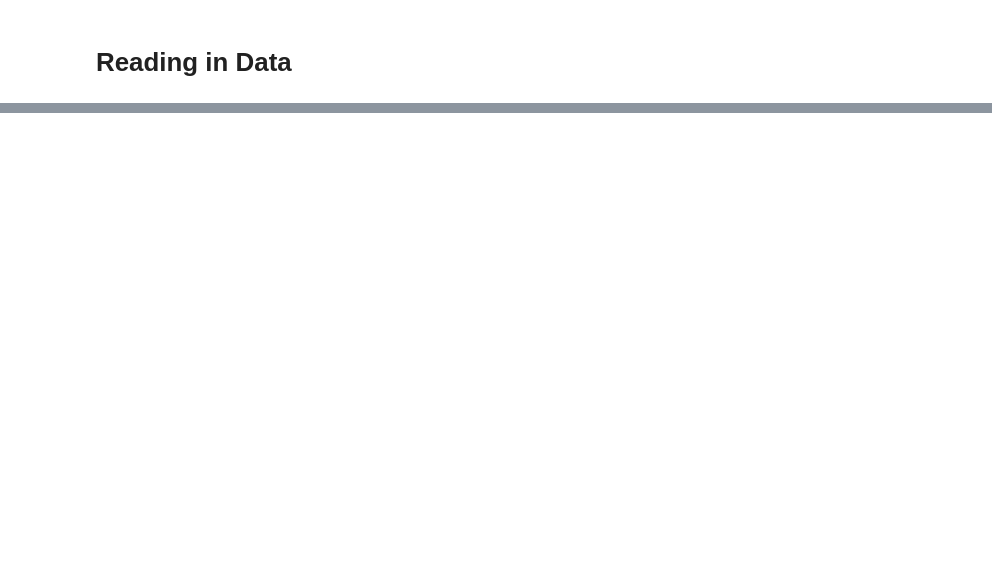
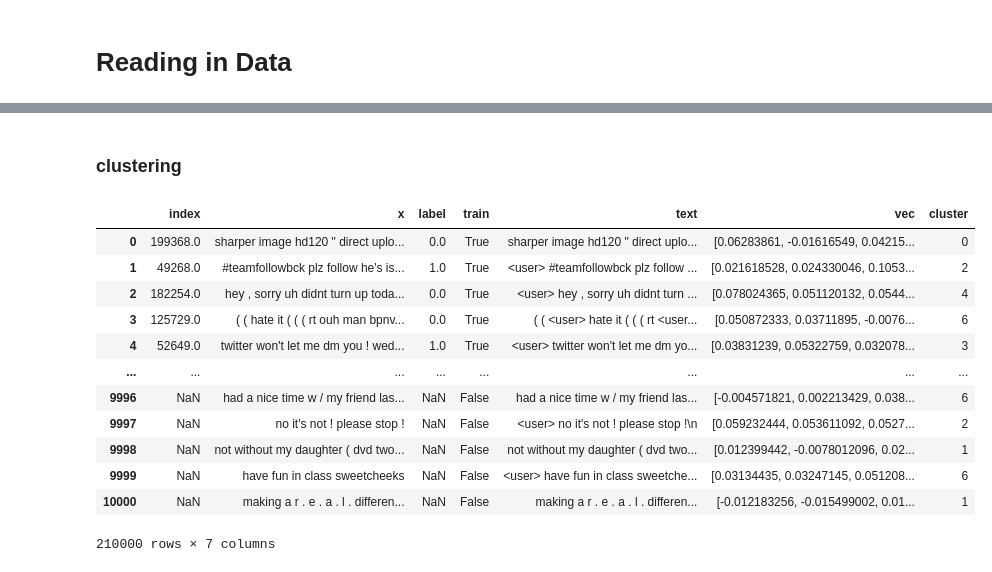
Before and after one commit to franznowak/twitter-sentiment-classification, a Jupyter notebook: clustering+bert/ClusteringWithFasttext.ipynb, the cells around one changed output, grey strips where cells are left out. Saved outputs shown, nothing was run; the diff lists cells and outputs as text; code cells hidden in the pictures; blank space fills up the shorter version.

Commit message:
train test split

```diff
--- a/clustering+bert/ClusteringWithFasttext.ipynb
+++ b/clustering+bert/ClusteringWithFasttext.ipynb
@@ -470,0 +66,5 @@ dfc
+# %%
+df = pd.concat([df_train, df_test])
+df['text'] = df['x']
+df['x'] = df['x'].apply(lambda x: x.replace('\n', ''))
+df
@@ -470,0 +143,2 @@ dfc
+# %% [markdown]
+### clustering
@@ -470,0 +162,16 @@ dfc
+# %%
+df
+# %% [output]
+|  | index | x | label | train | text | vec | cluster |
+| 0 | 199368.0 | sharper image hd120 " direct uplo... | 0.0 | True | sharper image hd120 " direct uplo... | [0.06283861, -0.01616549, 0.04215... | 0 |
+| 1 | 49268.0 | #teamfollowbck plz follow he's is... | 1.0 | True | <user> #teamfollowbck plz follow ... | [0.021618528, 0.024330046, 0.1053... | 2 |
+| 2 | 182254.0 | hey , sorry uh didnt turn up toda... | 0.0 | True | <user> hey , sorry uh didnt turn ... | [0.078024365, 0.051120132, 0.0544... | 4 |
+| 3 | 125729.0 | ( ( hate it ( ( ( rt ouh man bpnv... | 0.0 | True | ( ( <user> hate it ( ( ( rt <user... | [0.050872333, 0.03711895, -0.0076... | 6 |
+| 4 | 52649.0 | twitter won't let me dm you ! wed... | 1.0 | True | <user> twitter won't let me dm yo... | [0.03831239, 0.05322759, 0.032078... | 3 |
+| ... | ... | ... | ... | ... | ... | ... | ... |
+| 9996 | NaN | had a nice time w / my friend las... | NaN | False | had a nice time w / my friend las... | [-0.004571821, 0.002213429, 0.038... | 6 |
+| 9997 | NaN | no it's not ! please stop ! | NaN | False | <user> no it's not ! please stop !\n | [0.059232444, 0.053611092, 0.0527... | 2 |
+| 9998 | NaN | not without my daughter ( dvd two... | NaN | False | not without my daughter ( dvd two... | [0.012399442, -0.0078012096, 0.02... | 1 |
+| 9999 | NaN | have fun in class sweetcheeks | NaN | False | <user> have fun in class sweetche... | [0.03134435, 0.03247145, 0.051208... | 6 |
+| 10000 | NaN | making a r . e . a . l . differen... | NaN | False | making a r . e . a . l . differen... | [-0.012183256, -0.015499002, 0.01... | 1 |
+210000 rows × 7 columns
```
Also changed, not shown: parts of 53 cells of this notebook, 14 other files.
